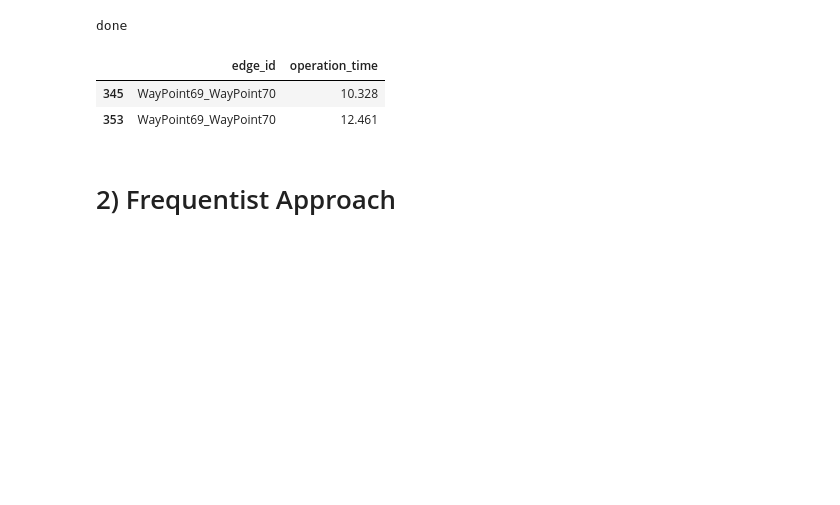
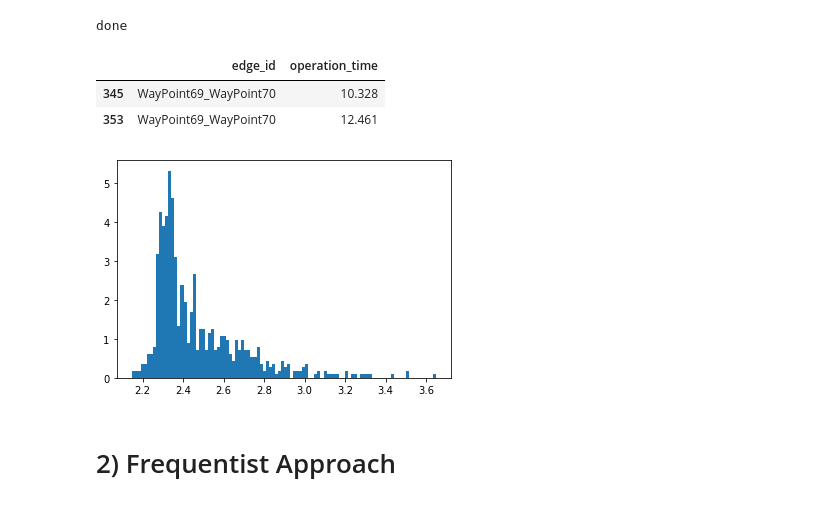
Before and after one commit to pyliut/Rokos2021, a Jupyter notebook: Wk2/MAIN2.ipynb, the cells around one changed output. Cells and saved outputs as stored; diff of their text form; code cells hidden in the pictures; blank space fills up the shorter version.

```diff
--- a/Wk2/MAIN2.ipynb
+++ b/Wk2/MAIN2.ipynb
@@ -81,6 +90,19 @@ df.head(2)
 |  | edge_id | operation_time |
 | 345 | WayPoint69_WayPoint70 | 10.328 |
 | 353 | WayPoint69_WayPoint70 | 12.461 |
+# %%
+#1) Import data from PyMongo
+df = get_data()
+#2) Preliminary filtering
+df = filter_data(df)
+#3) Select data of interest
+df = select_data(df, wp1 = "WayPoint69", wp2 = "WayPoint70")
+
+t_op = df["operation_time"]
+t_log = np.log(t_op)
+plt.hist(t_log, density = True, bins = 100);
+# %% [output]
+[figure, added]
 # %% [markdown]
 # 2) Frequentist Approach
 # %% [markdown]
```
Also changed, not shown: parts of 25 cells of this notebook, 16 other files.
